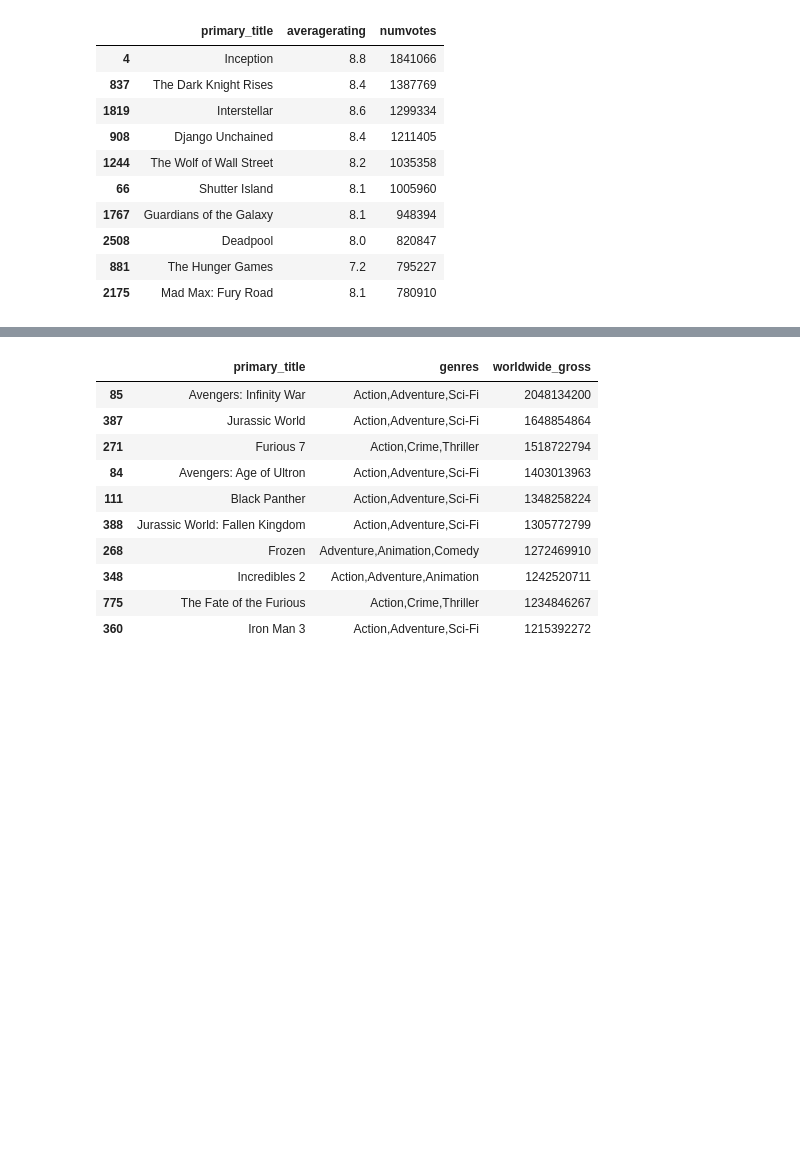
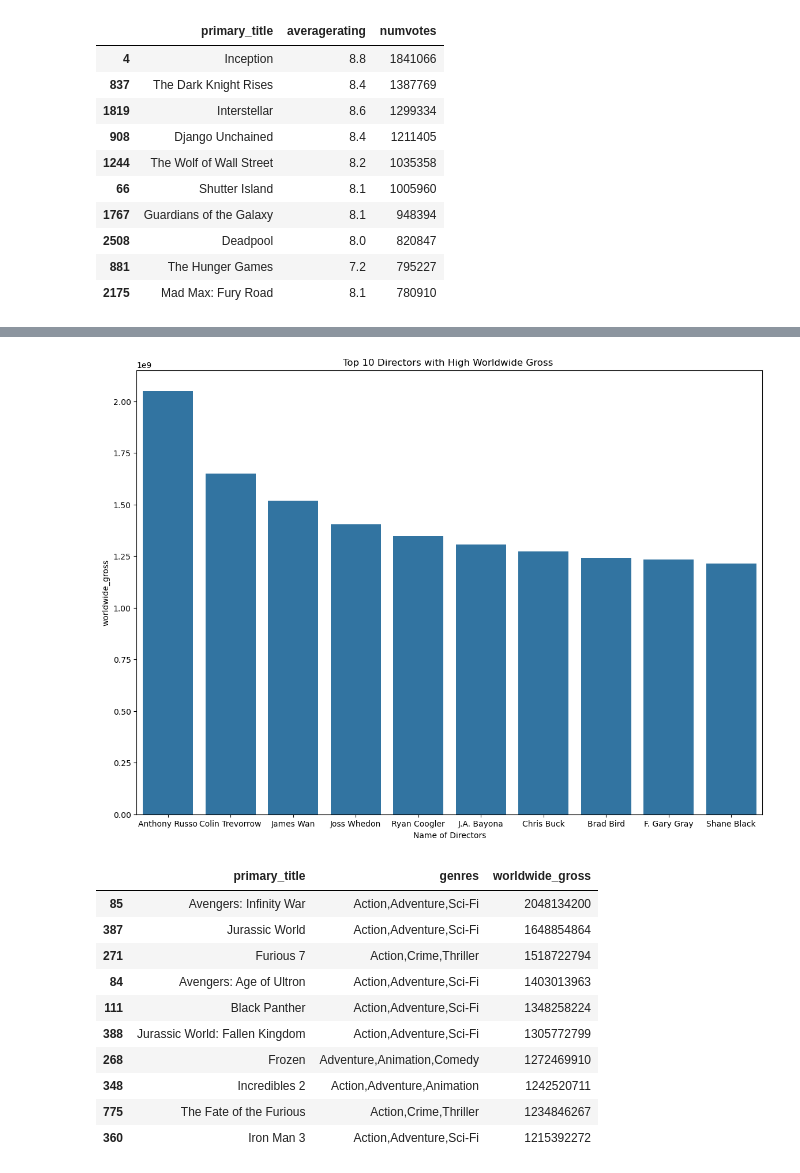
Before and after one commit to Luccy-svg/New_Movie_Studio_Project, a Jupyter notebook: student.ipynb, the cells around one changed output, grey strips where cells are left out. Saved outputs shown, nothing was run; the diff lists cells and outputs as text; code cells hidden in the pictures; blank space fills up the shorter version.

```diff
--- a/student.ipynb
+++ b/student.ipynb
@@ -809,0 +810,5 @@ plt.show()
+# %%
+Top_rated = final[['primary_name', 'primary_title','numvotes', 'worldwide_gross']].dropna().sort_values(by='worldwide_gross', ascending=False)
+Top_rated['worldwide_gross'] = Top_rated['worldwide_gross'].replace(r'[\$,]', '', regex=True)
+Top_rated['worldwide_gross'] = pd.to_numeric(Top_rated['worldwide_gross'],errors= 'coerce')
+Top_rated.sort_values(by='worldwide_gross', ascending=False).head(10)
@@ -810,3 +827,13 @@ plt.show()
+# %%
+plt.figure(figsize= (14,10))
+Top_10= Top_rated.sort_values(by='worldwide_gross', ascending = False). head(10)
+sns.barplot (data =Top_10, x='primary_name', y= 'worldwide_gross')
+plt.xlabel('Name of Directors')
+plt.ylabel('worldwide_gross')
+plt.title('Top 10 Directors with High Worldwide Gross ')
+plt.show()
+# %% [output]
+[figure, added]
 # %%
 # Creating a copy of the columns to use
 final_subset = final[['primary_title', 'genres','worldwide_gross']].copy()
```
Also changed, not shown: parts of 9 cells of this notebook.
